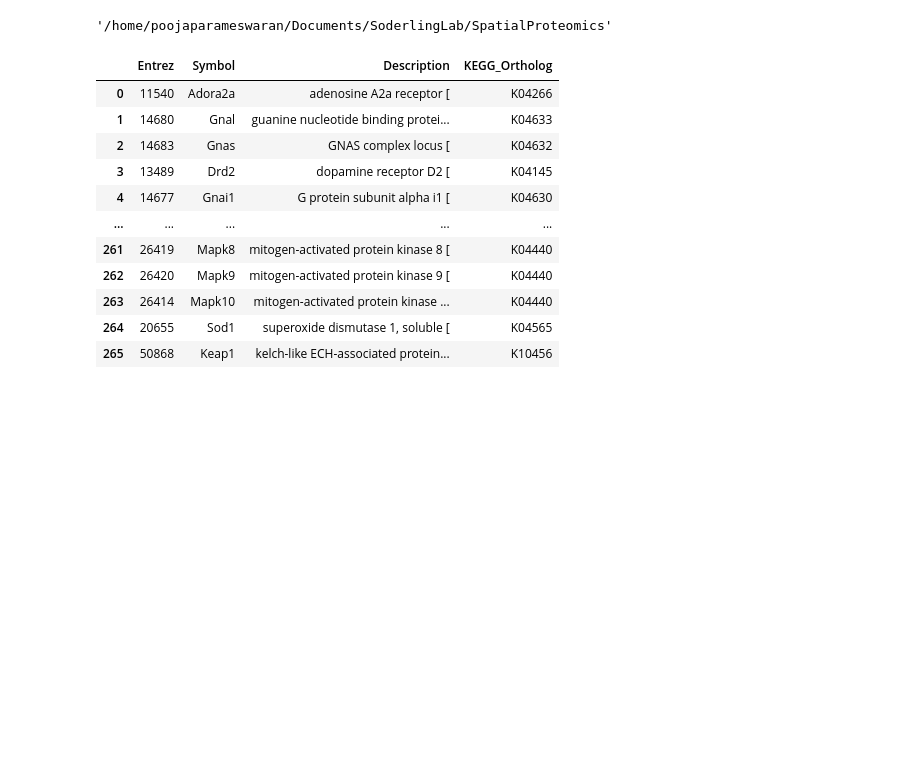
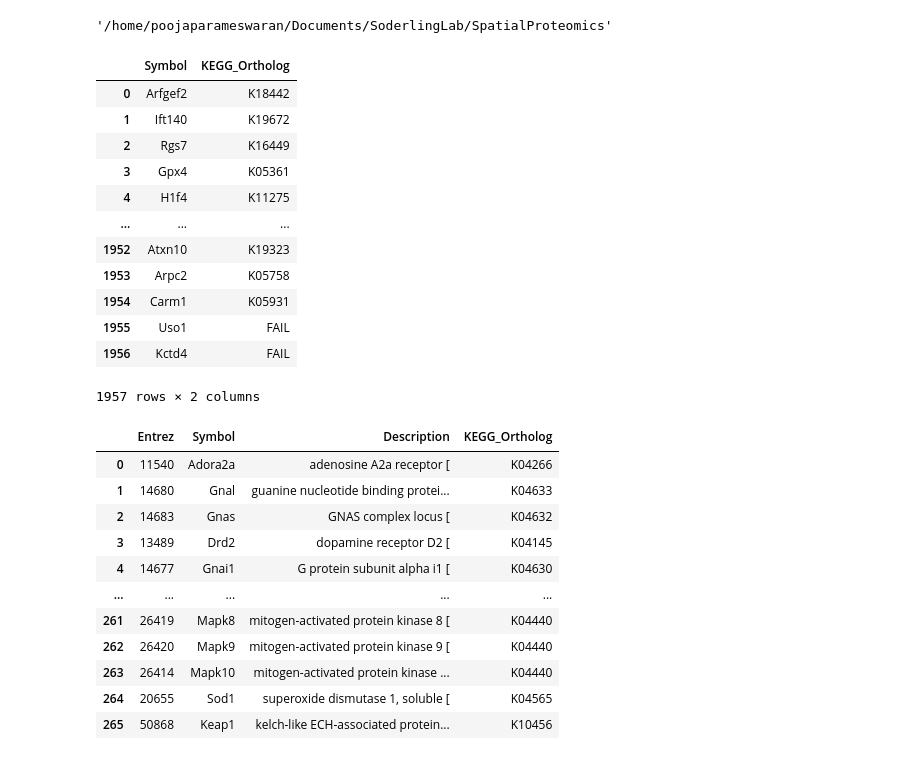
Before and after one commit to ssoderlinglab/SpatialProteomics, a Jupyter notebook: geneontologies/get_pathways.ipynb, the cells around one changed output. Saved outputs shown, nothing was run; the diff lists cells and outputs as text; code cells hidden in the pictures; blank space fills up the shorter version.

```diff
--- a/geneontologies/get_pathways.ipynb
+++ b/geneontologies/get_pathways.ipynb
@@ -16,7 +16,21 @@ parent
 # %%
 KOGENE = 'LRRK2'
 PATH_OF_INT = 'ParkinsonsDisease'
-modules_file = f"{parent}/tables/{KOGENE}_moduleResults_KEGGortholog.csv"
+modules_file = f"{parent}/example_data/tables/{KOGENE}_moduleResults_KEGGortholog.csv" # reading from example_data
 all_modules = pd.read_csv(modules_file)
 symbol = all_modules[['Symbol', 'KEGG_Ortholog']]
 symbol
+# %% [output]
+|  | Symbol | KEGG_Ortholog |
+| 0 | Arfgef2 | K18442 |
+| 1 | Ift140 | K19672 |
+| 2 | Rgs7 | K16449 |
+| 3 | Gpx4 | K05361 |
+| 4 | H1f4 | K11275 |
+| ... | ... | ... |
+| 1952 | Atxn10 | K19323 |
+| 1953 | Arpc2 | K05758 |
+| 1954 | Carm1 | K05931 |
+| 1955 | Uso1 | FAIL |
+| 1956 | Kctd4 | FAIL |
+1957 rows × 2 columns
```
Also changed, not shown: parts of 10 cells of this notebook.
